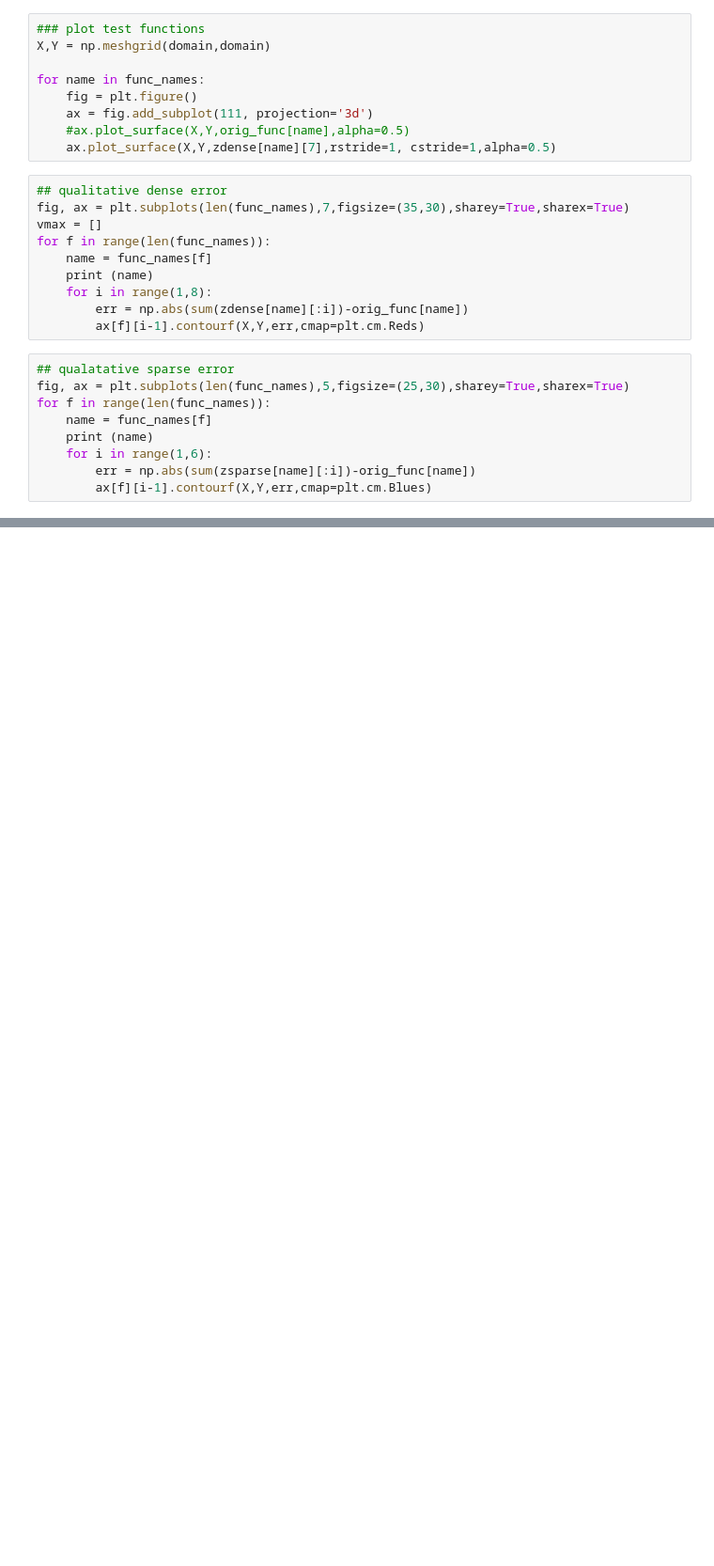
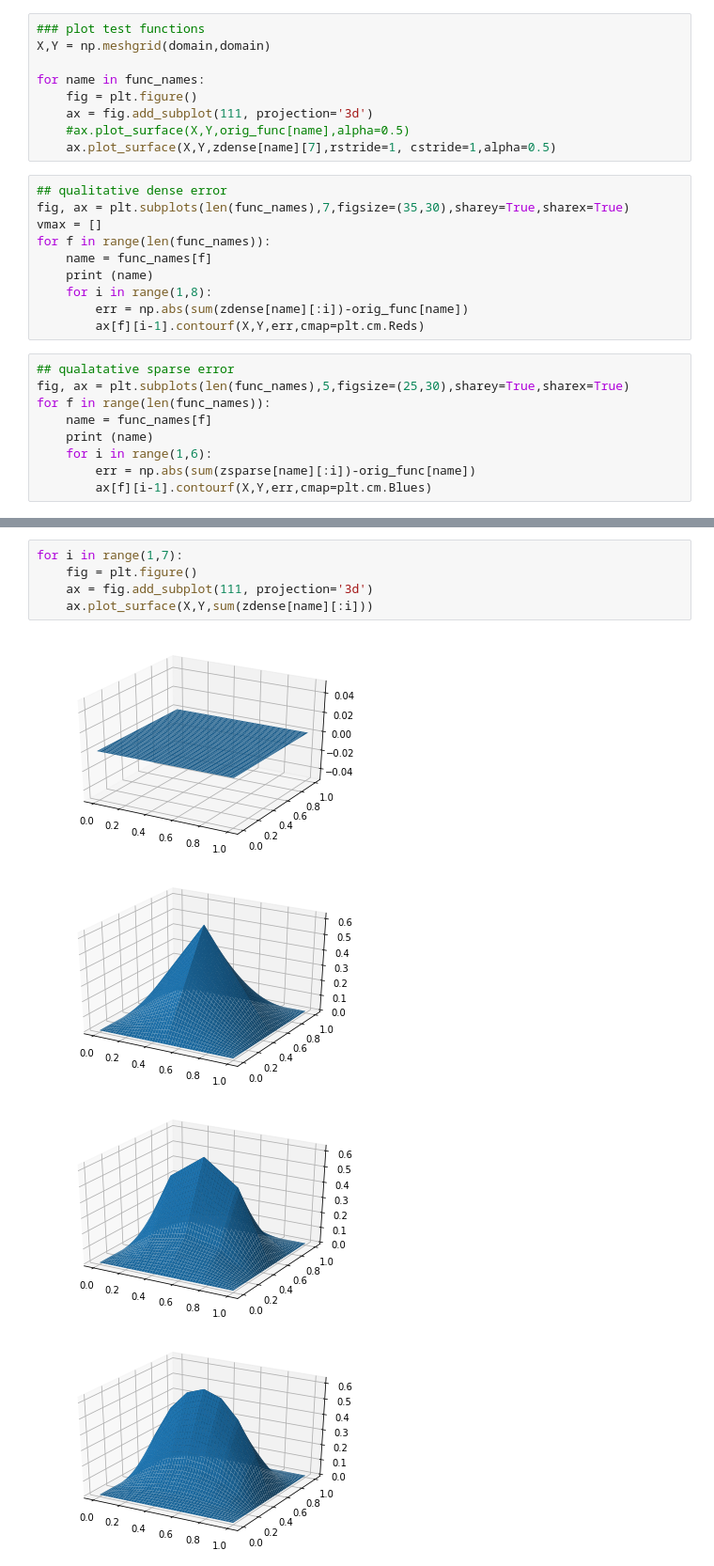
Before and after one commit to rachmeister/sparse_grid, a Jupyter notebook: SparseGrid.ipynb, the cells around one changed output, grey strips where cells are left out. Shown at 94% size. Cells and saved outputs as stored; diff of their text form; blank space fills up the shorter version.

```diff
--- a/SparseGrid.ipynb
+++ b/SparseGrid.ipynb
@@ -342,0 +360,10 @@ for f in range(len(func_names)):
+# %%
+for i in range(1,7):
+    fig = plt.figure()
+    ax = fig.add_subplot(111, projection='3d')
+    ax.plot_surface(X,Y,sum(zdense[name][:i]))
+# %% [output]
+[figure, added]
+[figure, added]
+[figure, added]
+[figure, added]
```
Also changed, not shown: parts of 7 cells of this notebook.
